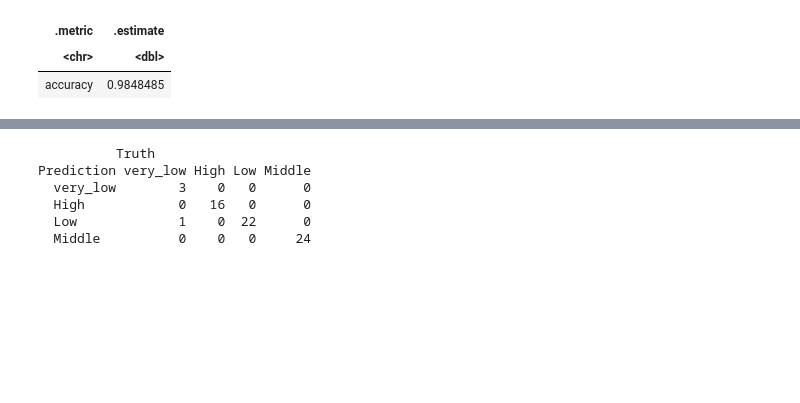
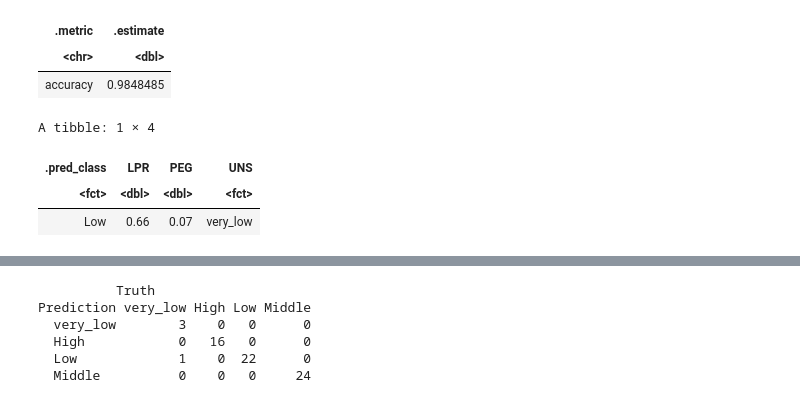
Before and after one commit to Anson-Chan-HK/DSCI-100-2023S1-4-PROJECT, a Jupyter notebook: actual_project.ipynb, the cells around one changed output, grey strips where cells are left out. Saved outputs shown, nothing was run; the diff lists cells and outputs as text; code cells hidden in the pictures; blank space fills up the shorter version.

```diff
--- a/actual_project.ipynb
+++ b/actual_project.ipynb
@@ -462,5 +462,16 @@ A tibble: 1 × 2
 | .metric | .estimate |
 | <chr> | <dbl> |
 | accuracy | 0.9848485 |
+# %%
+#filtered the point which predicted class differs from actual class of UNS
+
+modeling_target <- modeling_predict |>
+                    filter(.pred_class != UNS)
+modeling_target
+# %% [output]
+A tibble: 1 × 4
+| .pred_class | LPR | PEG | UNS |
+| <fct> | <dbl> | <dbl> | <fct> |
+| Low | 0.66 | 0.07 | very_low |
 # %%
 #graph the training set.
```
Also changed, not shown: parts of 5 cells of this notebook.
